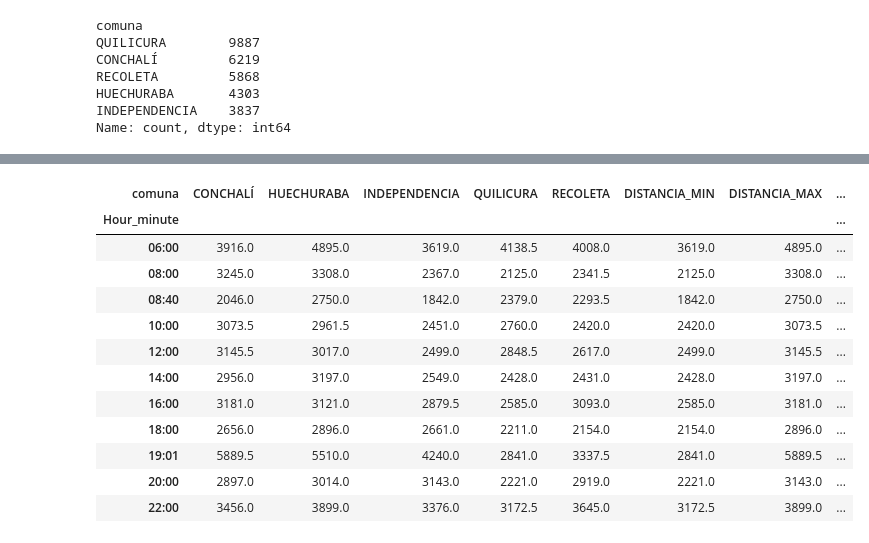
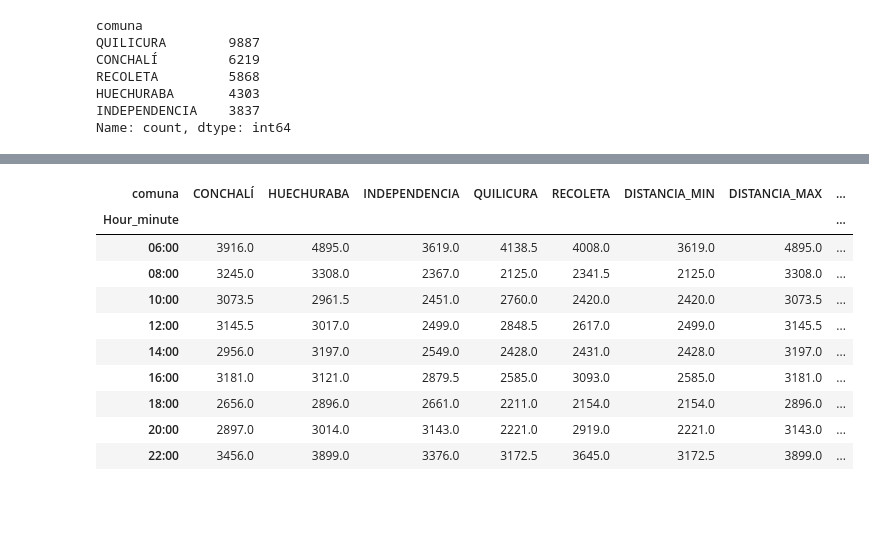
Before and after one commit to vpardoss/squadecaedro, a Jupyter notebook: analisis_data.ipynb, the cells around one changed output, grey strips where cells are left out. Cells and saved outputs as stored; diff of their text form; code cells hidden in the pictures; blank space fills up the shorter version.

```diff
--- a/analisis_data.ipynb
+++ b/analisis_data.ipynb
@@ -195,21 +197,21 @@ plt.show()
 # %%
 distancia_norte = recorrido_norte.pivot_table(index='Hour_minute', columns='comuna', values='meters_distance', aggfunc='median')
 distancia_norte['DISTANCIA_MIN'] = distancia_norte.min(axis=1)
 distancia_norte['DISTANCIA_MAX'] = distancia_norte.max(axis=1)
 distancia_norte['RANGO_DESBALANCE'] = distancia_norte.max(axis=1) - distancia_norte.min(axis=1)
+distancia_norte.drop(distancia_norte.index[2], inplace=True)
+distancia_norte.drop(distancia_norte.index[7], inplace=True)
 distancia_norte.sort_index()
 # %% [output]
 | comuna | CONCHALÍ | HUECHURABA | INDEPENDENCIA | QUILICURA | RECOLETA | DISTANCIA_MIN | DISTANCIA_MAX | ... |
 | Hour_minute |  |  |  |  |  |  |  | ... |
 | 06:00 | 3916.0 | 4895.0 | 3619.0 | 4138.5 | 4008.0 | 3619.0 | 4895.0 | ... |
 | 08:00 | 3245.0 | 3308.0 | 2367.0 | 2125.0 | 2341.5 | 2125.0 | 3308.0 | ... |
-| 08:40 | 2046.0 | 2750.0 | 1842.0 | 2379.0 | 2293.5 | 1842.0 | 2750.0 | ... |
 | 10:00 | 3073.5 | 2961.5 | 2451.0 | 2760.0 | 2420.0 | 2420.0 | 3073.5 | ... |
 | 12:00 | 3145.5 | 3017.0 | 2499.0 | 2848.5 | 2617.0 | 2499.0 | 3145.5 | ... |
 | 14:00 | 2956.0 | 3197.0 | 2549.0 | 2428.0 | 2431.0 | 2428.0 | 3197.0 | ... |
 | 16:00 | 3181.0 | 3121.0 | 2879.5 | 2585.0 | 3093.0 | 2585.0 | 3181.0 | ... |
 | 18:00 | 2656.0 | 2896.0 | 2661.0 | 2211.0 | 2154.0 | 2154.0 | 2896.0 | ... |
-| 19:01 | 5889.5 | 5510.0 | 4240.0 | 2841.0 | 3337.5 | 2841.0 | 5889.5 | ... |
 | 20:00 | 2897.0 | 3014.0 | 3143.0 | 2221.0 | 2919.0 | 2221.0 | 3143.0 | ... |
 | 22:00 | 3456.0 | 3899.0 | 3376.0 | 3172.5 | 3645.0 | 3172.5 | 3899.0 | ... |
 # %%
```
Also changed, not shown: parts of 8 cells of this notebook.
